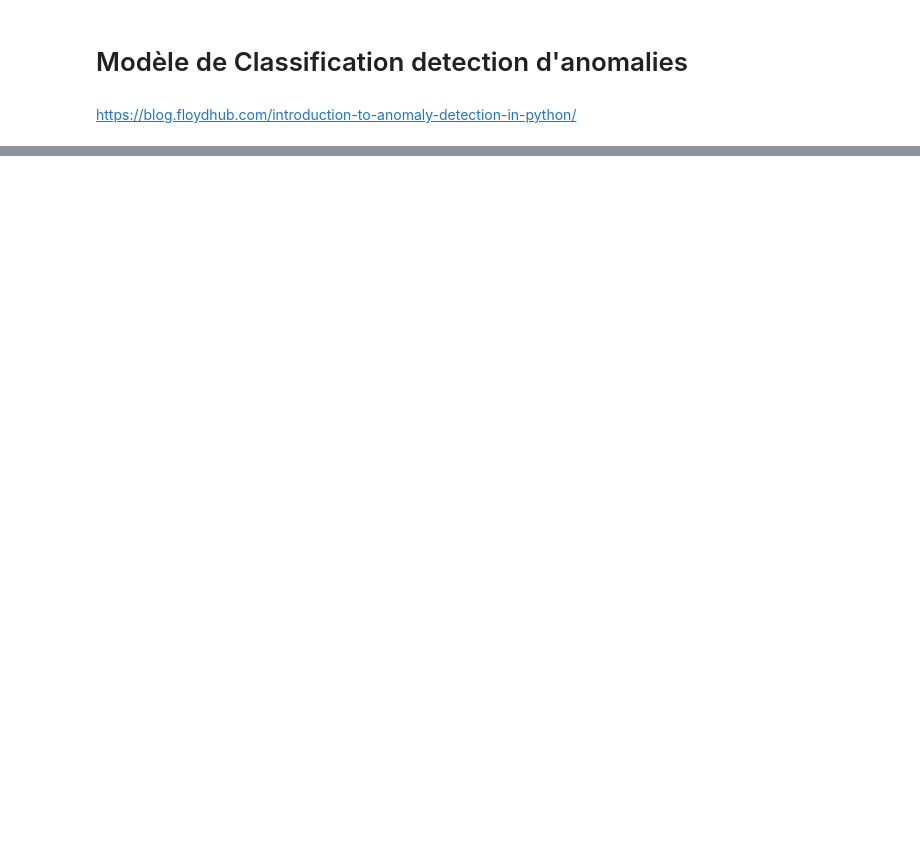
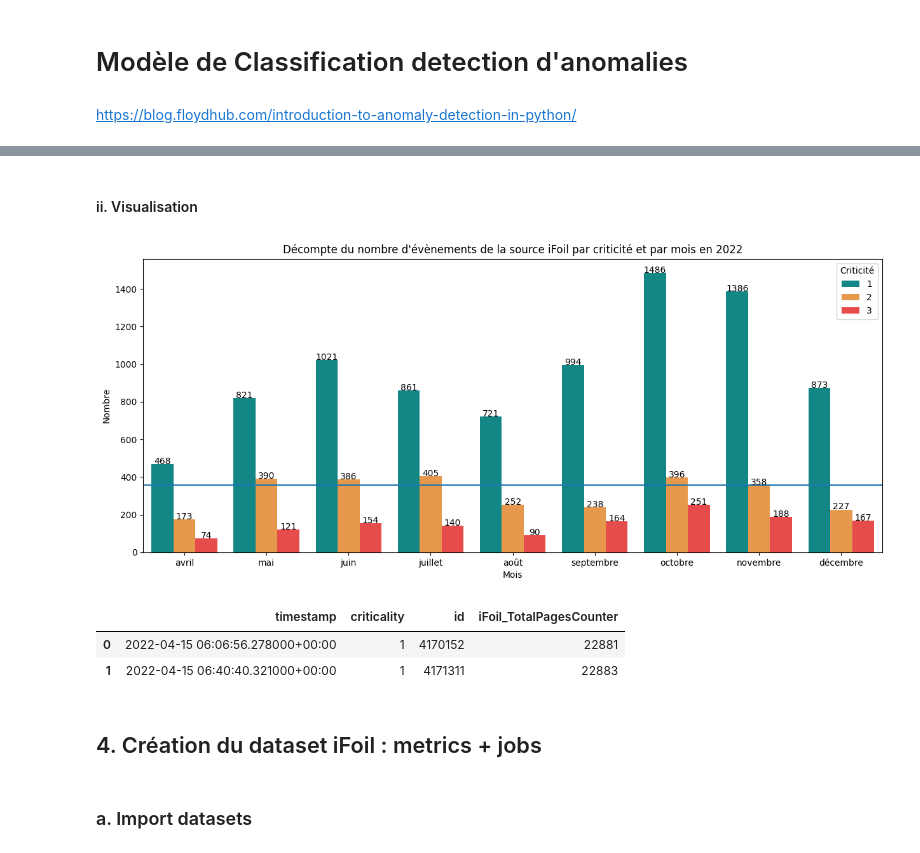
Before and after one commit to AranOribu/Prediction-Erreur-JetVarnish3DEvo, a Jupyter notebook: models/model_classification_anomaly_detection.ipynb, the cells around one changed output, grey strips where cells are left out. Drawn from its saved outputs; the diff is of its cells as text; code cells hidden in the pictures; blank space fills up the shorter version.

Commit message:
feat: model_classification_anomaly_detection dataset

```diff
--- a/models/model_classification_anomaly_detection.ipynb
+++ b/models/model_classification_anomaly_detection.ipynb
@@ -119,0 +198,14 @@ plt.show()
+# %%
+# création d'un dataframe de la source iFoil
+ifoil_df = df[df.source == 'iFoil']
+print(ifoil_df.info())
+# trie des valeurs par timestamp
+ifoil_df = ifoil_df.sort_values(by='timestamp')
+# suppression de colonnes
+ifoil_df = ifoil_df.drop(['identification','source', 'message', 'varnishLevelsTargetvolume','varnishLevelsTotalvolume','VarnishPrinter_3DVarnishCounter'], axis=1)
+# conversion des types datetim et numerique
+ifoil_df["timestamp"] = pd.to_datetime(ifoil_df["timestamp"], utc=True)
+# encodage de la colonne criticality
+ifoil_df["criticality"] = ifoil_df["criticality"].replace(ordinal_features_encoding(ifoil_df.criticality.unique()))
+# réindexation
+ifoil_df.reset_index(level=None, drop=True, inplace=True, col_level=0, col_fill='')
@@ -119,0 +245,51 @@ plt.show()
+# %% [markdown]
+#### ii. Visualisation
+# %%
+# On filtrer pour n'inclure que les lignes avec 'ERR' ou 'WARNING'.
+df_filtered2 = ifoil_df.copy()
+
+# Indexation des timestamp
+df_filtered2.index = df_filtered2.timestamp
+
+# Rééchantillonnage par mois et comptage du nombre d'events_id pour chaque mois.
+df_monthly_counts2 = df_filtered2.resample('M')['criticality'].value_counts().rename('count').reset_index()
+
+# On convertie les dates en Français
+df_monthly_counts2['month'] = df_monthly_counts2['timestamp'].apply(lambda x: format_date(x, 'MMMM', locale='fr_FR'))
+
+# On affiche avec seaborn
+plt.figure(figsize=(15, 6))
+splot2 = sns.barplot(data=df_monthly_counts2,
+                    x='month',
+                    y='count',
+                    palette=["#009999", "#FF9933", "#FF3333"],
+                    hue='criticality')
+# Ajoute une étiquette de valeur à chaque colonne
+for g in splot2.patches:
+    splot2.annotate(text=format(g.get_height(), '.0f'),
+                   xy=(g.get_x() + g.get_width() / 2., g.get_height()),
+                   ha='center',
+                   va='center',
+                   xytext=(0, 3),
+                   textcoords='offset points')
+#Drawing a horizontal line
+splot2.axhline(df_monthly_counts2['count'].median())
+
+plt.title("Décompte du nombre d'évènements de la source iFoil par criticité et par mois en 2022")
+plt.xlabel('Mois')
+plt.ylabel('Nombre')
+plt.legend(title='Criticité')
+
+plt.show()
+# %% [output]
+[figure, added]
+# %%
+ifoil_df.head(2)
+# %% [output]
+|  | timestamp | criticality | id | iFoil_TotalPagesCounter |
+| 0 | 2022-04-15 06:06:56.278000+00:00 | 1 | 4170152 | 22881 |
+| 1 | 2022-04-15 06:40:40.321000+00:00 | 1 | 4171311 | 22883 |
+# %% [markdown]
+## 4. Création du dataset iFoil : metrics + jobs
+# %% [markdown]
+### a. Import datasets
```
Also changed, not shown: parts of 46 cells of this notebook, 1 other file.
